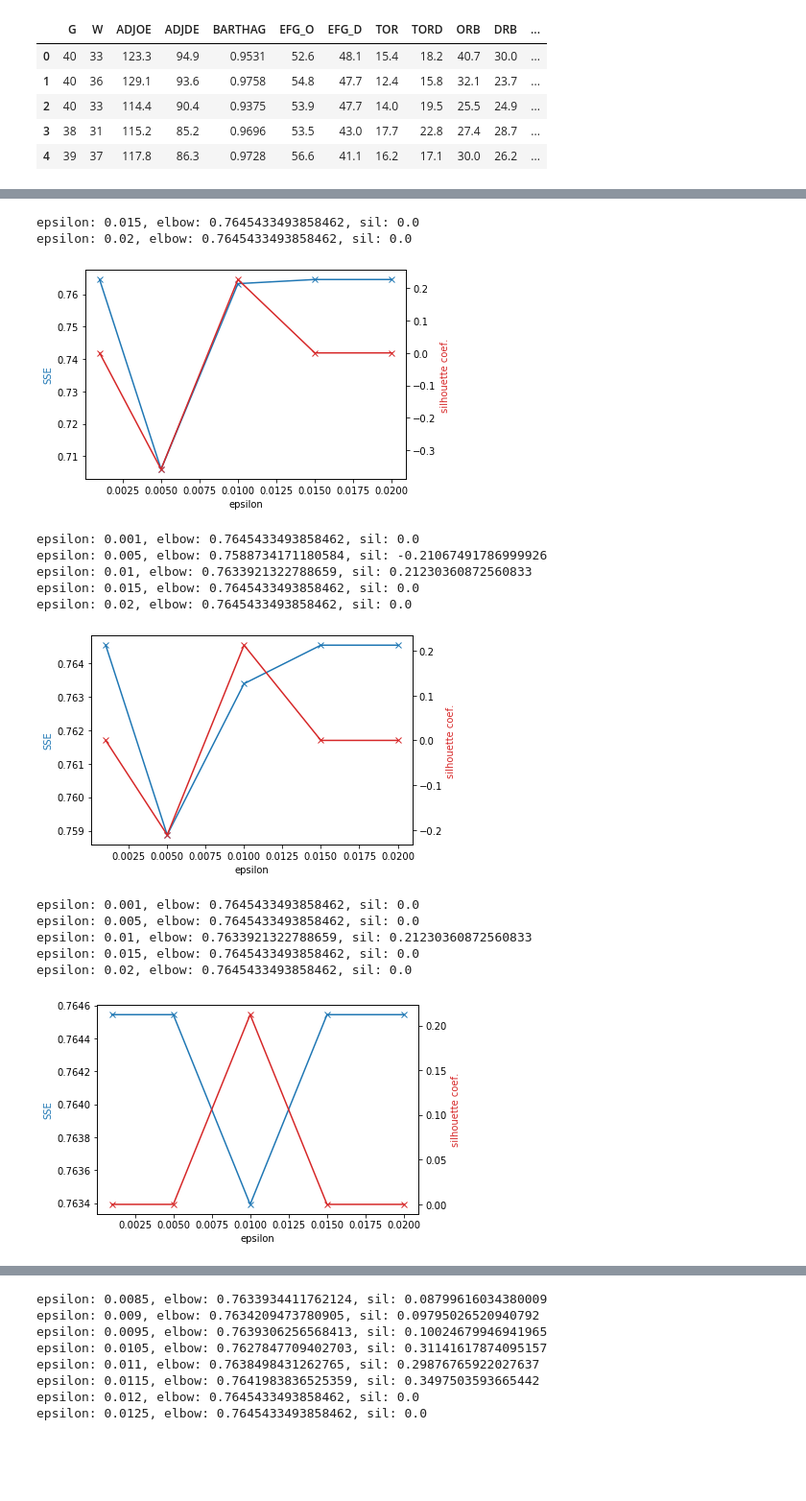
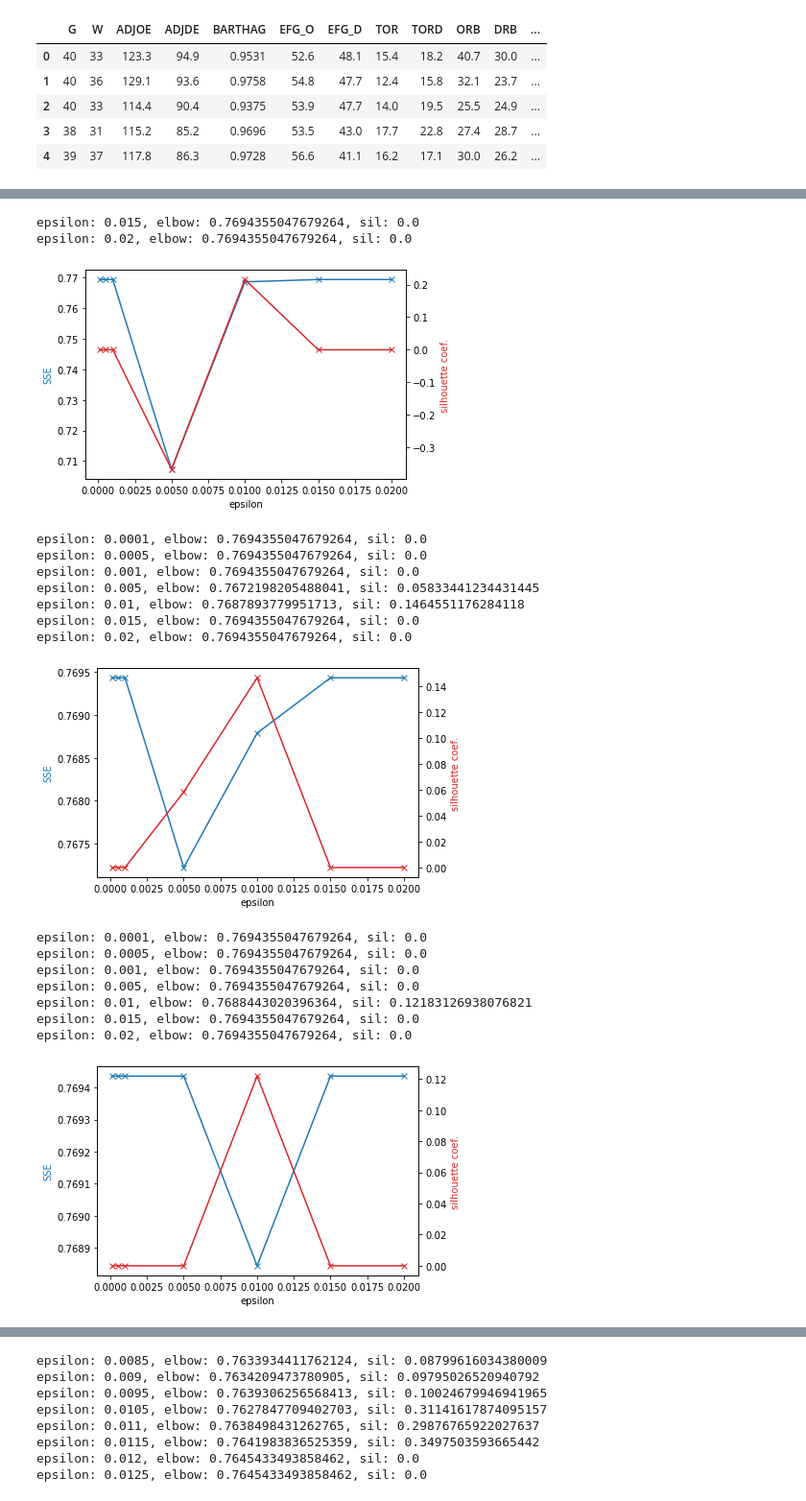
Before and after one commit to ianloron00/MachineLearning, a Jupyter notebook: P1/DBSCAN.ipynb, the cells around one changed output, grey strips where cells are left out. Shown at 96% size. Cells and saved outputs as stored; diff of their text form; code cells hidden in the pictures; blank space fills up the shorter version.

```diff
--- a/P1/DBSCAN.ipynb
+++ b/P1/DBSCAN.ipynb
@@ -395,7 +402,7 @@ norm_validation_np = validation.to_numpy()
 # %%
 # IAN LORON
 evaluate(training,
-        [0.001, 0.005, 0.01, 0.015, 0.02],
+        [0.0001, 0.0005, 0.001, 0.005, 0.01, 0.015, 0.02],
         [3, 7, 15],
         'cbb.csv - evaluation of best epilons and minpts - wide range')
 # %% [output]
@@ -405,16 +414,20 @@ epsilon: 0.01, elbow: 0.7632635560280527, sil: 0.2262121076408833
-epsilon: 0.015, elbow: 0.7645433493858462, sil: 0.0
-epsilon: 0.02, elbow: 0.7645433493858462, sil: 0.0
+epsilon: 0.015, elbow: 0.7694355047679264, sil: 0.0
+epsilon: 0.02, elbow: 0.7694355047679264, sil: 0.0
-[figure, old version]
+[figure, new version]
-epsilon: 0.001, elbow: 0.7645433493858462, sil: 0.0
-epsilon: 0.005, elbow: 0.7588734171180584, sil: -0.21067491786999926
-epsilon: 0.01, elbow: 0.7633921322788659, sil: 0.21230360872560833
-epsilon: 0.015, elbow: 0.7645433493858462, sil: 0.0
-epsilon: 0.02, elbow: 0.7645433493858462, sil: 0.0
+epsilon: 0.0001, elbow: 0.7694355047679264, sil: 0.0
+epsilon: 0.0005, elbow: 0.7694355047679264, sil: 0.0
+epsilon: 0.001, elbow: 0.7694355047679264, sil: 0.0
+epsilon: 0.005, elbow: 0.7672198205488041, sil: 0.05833441234431445
+epsilon: 0.01, elbow: 0.7687893779951713, sil: 0.1464551176284118
+epsilon: 0.015, elbow: 0.7694355047679264, sil: 0.0
+epsilon: 0.02, elbow: 0.7694355047679264, sil: 0.0
-[figure, old version]
+[figure, new version]
-epsilon: 0.001, elbow: 0.7645433493858462, sil: 0.0
-epsilon: 0.005, elbow: 0.7645433493858462, sil: 0.0
-epsilon: 0.01, elbow: 0.7633921322788659, sil: 0.21230360872560833
-epsilon: 0.015, elbow: 0.7645433493858462, sil: 0.0
-epsilon: 0.02, elbow: 0.7645433493858462, sil: 0.0
+epsilon: 0.0001, elbow: 0.7694355047679264, sil: 0.0
+epsilon: 0.0005, elbow: 0.7694355047679264, sil: 0.0
+epsilon: 0.001, elbow: 0.7694355047679264, sil: 0.0
+epsilon: 0.005, elbow: 0.7694355047679264, sil: 0.0
+epsilon: 0.01, elbow: 0.7688443020396364, sil: 0.12183126938076821
+epsilon: 0.015, elbow: 0.7694355047679264, sil: 0.0
+epsilon: 0.02, elbow: 0.7694355047679264, sil: 0.0
-[figure, old version]
+[figure, new version]
 # %% [markdown]
```
Also changed, not shown: parts of 11 cells of this notebook.
